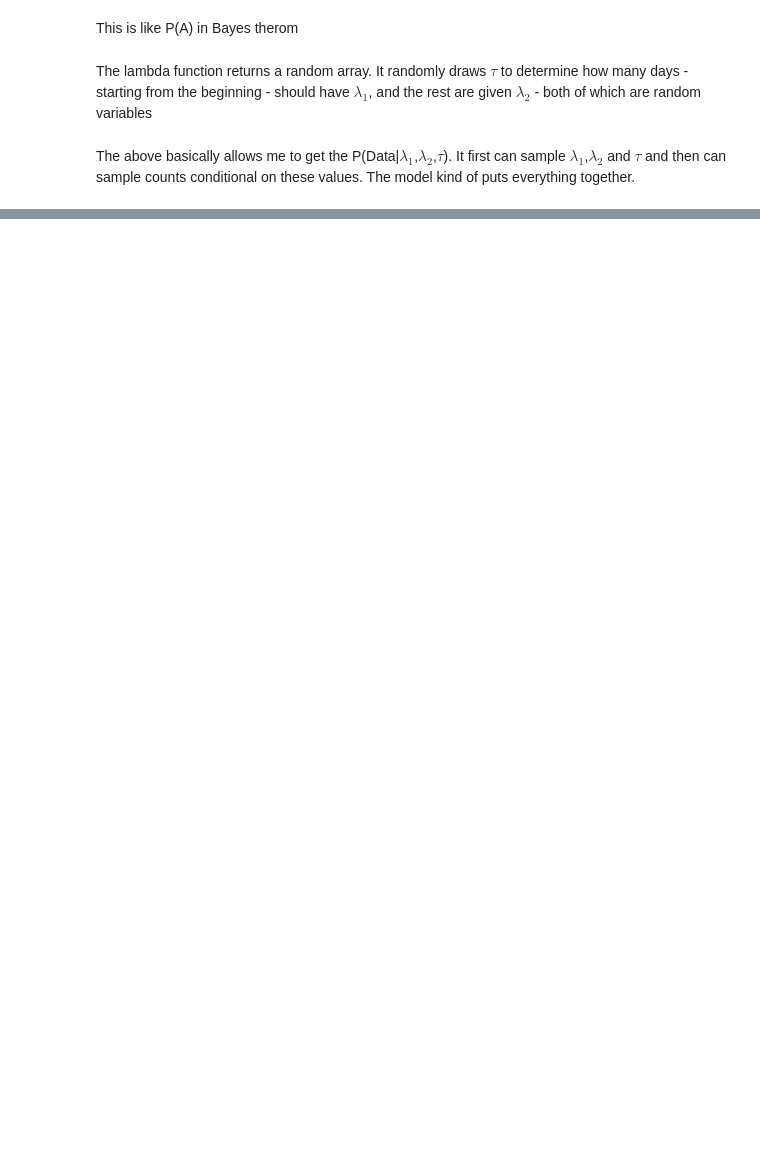
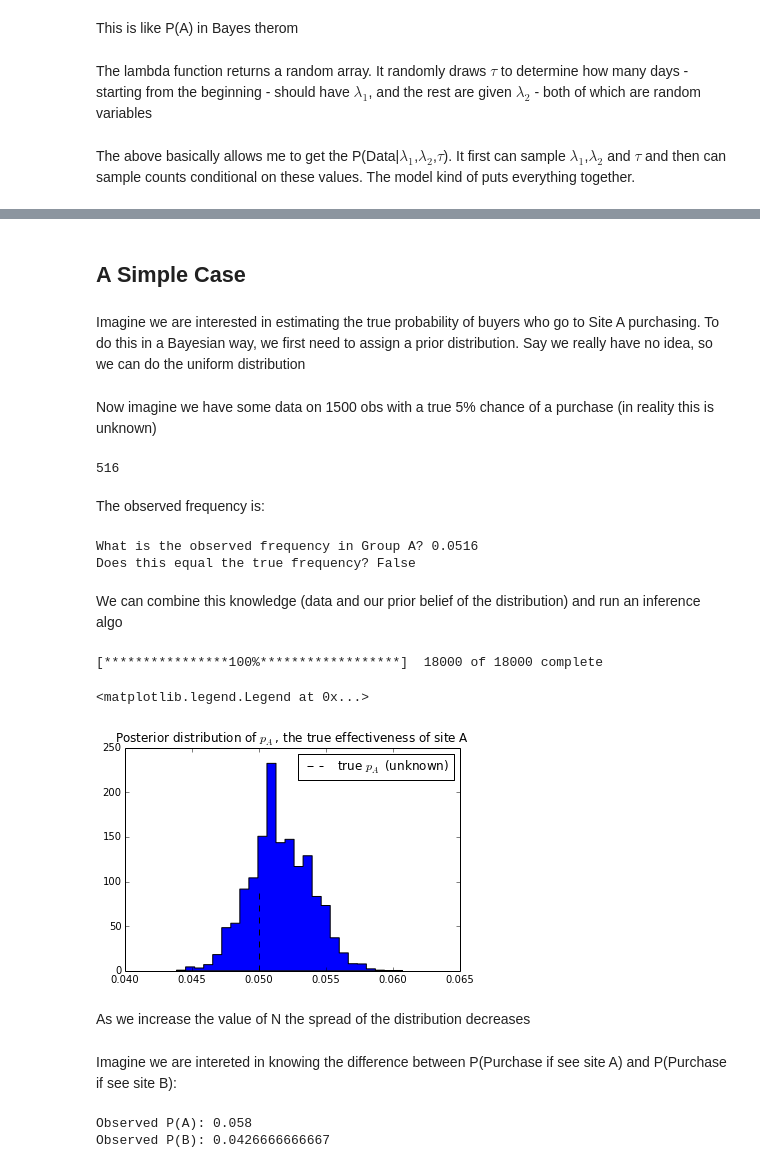
Before and after one commit to tfolkman/BayesForHackers, a Jupyter notebook: Bayes for Hackers.ipynb, the cells around one changed output, grey strips where cells are left out. Saved outputs shown, nothing was run; the diff lists cells and outputs as text; code cells hidden in the pictures; blank space fills up the shorter version.

```diff
--- a/Bayes for Hackers.ipynb
+++ b/Bayes for Hackers.ipynb
@@ -125,0 +232,60 @@ plt.ylabel("probability");
+# %% [markdown]
+## A Simple Case
+# %% [markdown]
+Imagine we are interested in estimating the true probability of buyers who go to Site A purchasing. To do this in a Bayesian way, we first need to assign a prior distribution. Say we really have no idea, so we can do the uniform distribution
+# %%
+p = mc.Uniform('p',lower=0,upper=1)
+# %% [markdown]
+Now imagine we have some data on 1500 obs with a true 5% chance of a purchase (in reality this is unknown)
+# %%
+p_true = .05
+N = 10000
+occurrences = mc.rbernoulli(p_true,N)
+print occurrences.sum()
+# %% [output]
+516
+# %% [markdown]
+The observed frequency is:
+# %%
+print "What is the observed frequency in Group A? %.4f" % occurrences.mean()
+print "Does this equal the true frequency? %s" % (occurrences.mean() == p_true)
+# %% [output]
+What is the observed frequency in Group A? 0.0516
+Does this equal the true frequency? False
+# %% [markdown]
+We can combine this knowledge (data and our prior belief of the distribution) and run an inference algo
+# %%
+obs = mc.Bernoulli("obs",p,value=occurrences,observed=True)
+mcmc = mc.MCMC([p, obs])
+mcmc.sample(18000, 1000)
+
+plt.title("Posterior distribution of $p_A$, the true effectiveness of site A")
+plt.vlines(p_true, 0, 90, linestyle="--", label="true $p_A$ (unknown)")
+plt.hist(mcmc.trace("p")[:], bins=25, histtype="stepfilled", normed=True)
+plt.legend()
+# %% [output]
+[****************100%******************]  18000 of 18000 complete
+<matplotlib.legend.Legend at 0x...>
+[figure, added]
+# %% [markdown]
+As we increase the value of N the spread of the distribution decreases
+# %% [markdown]
+Imagine we are intereted in knowing the difference between P(Purchase if see site A) and P(Purchase if see site B):
+# %%
+#unknown quantities
+true_p_A = .05
+true_p_B = .04
+
+#Sample Sizes
+N_A = 1500
+N_B = 750
+
+#generate data
+observations_A = mc.rbernoulli(true_p_A,N_A)
+observations_B = mc.rbernoulli(true_p_B,N_B)
+
+print "Observed P(A): {}".format(observations_A.mean())
+print "Observed P(B): {}".format(observations_B.mean())
+# %% [output]
+Observed P(A): 0.058
+Observed P(B): 0.0426666666667
```
Also changed, not shown: parts of 20 cells of this notebook, 1 other file.
